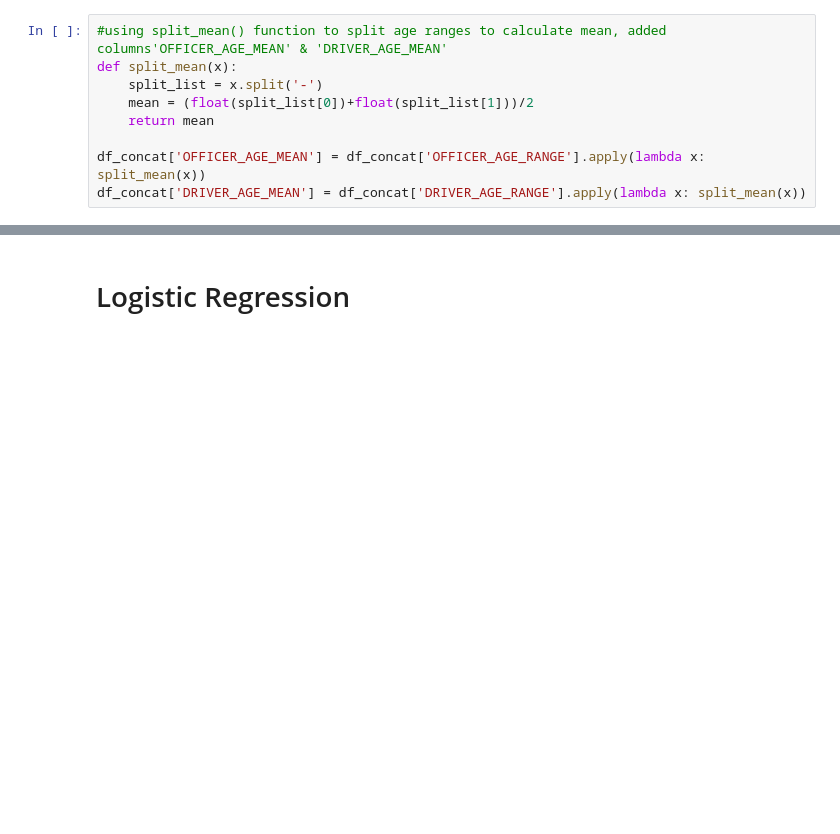
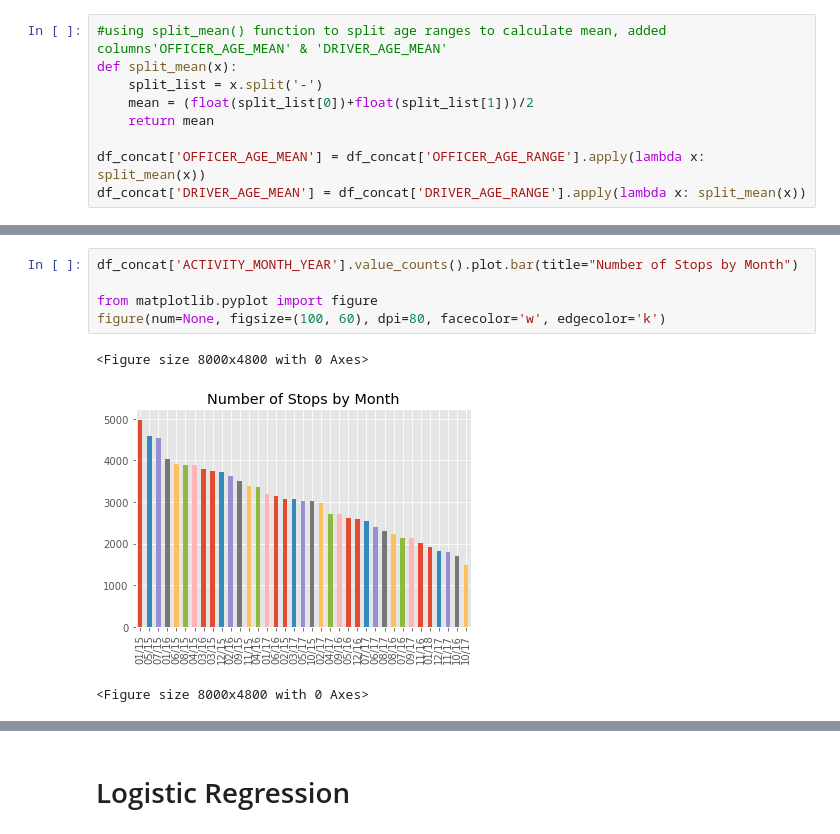
Before and after one commit to Kendallstopa/BA590-LMPD, a Jupyter notebook: LMPD-EDA&Impute.ipynb, the cells around one changed output, grey strips where cells are left out. Drawn from its saved outputs; the diff is of its cells as text; blank space fills up the shorter version.

```diff
--- a/LMPD-EDA&Impute.ipynb
+++ b/LMPD-EDA&Impute.ipynb
@@ -133,0 +332,9 @@ df_concat.head()
+# %%
+df_concat['ACTIVITY_MONTH_YEAR'].value_counts().plot.bar(title="Number of Stops by Month")
+
+from matplotlib.pyplot import figure
+figure(num=None, figsize=(100, 60), dpi=80, facecolor='w', edgecolor='k')
+# %% [output]
+<Figure size 8000x4800 with 0 Axes>
+[figure, added]
+<Figure size 8000x4800 with 0 Axes>
```
Also changed, not shown: parts of 31 cells of this notebook.
